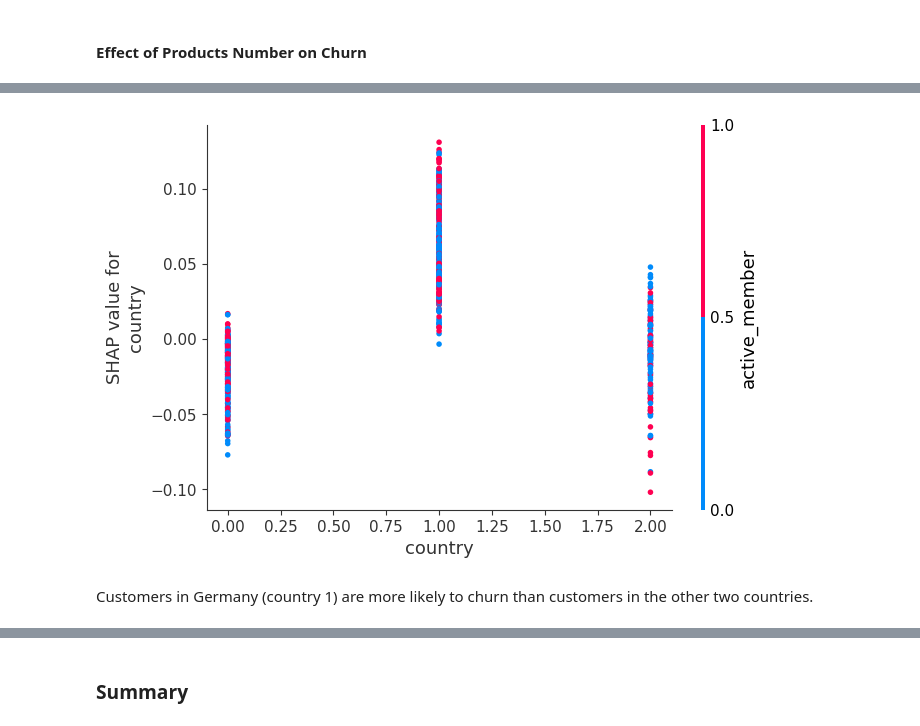
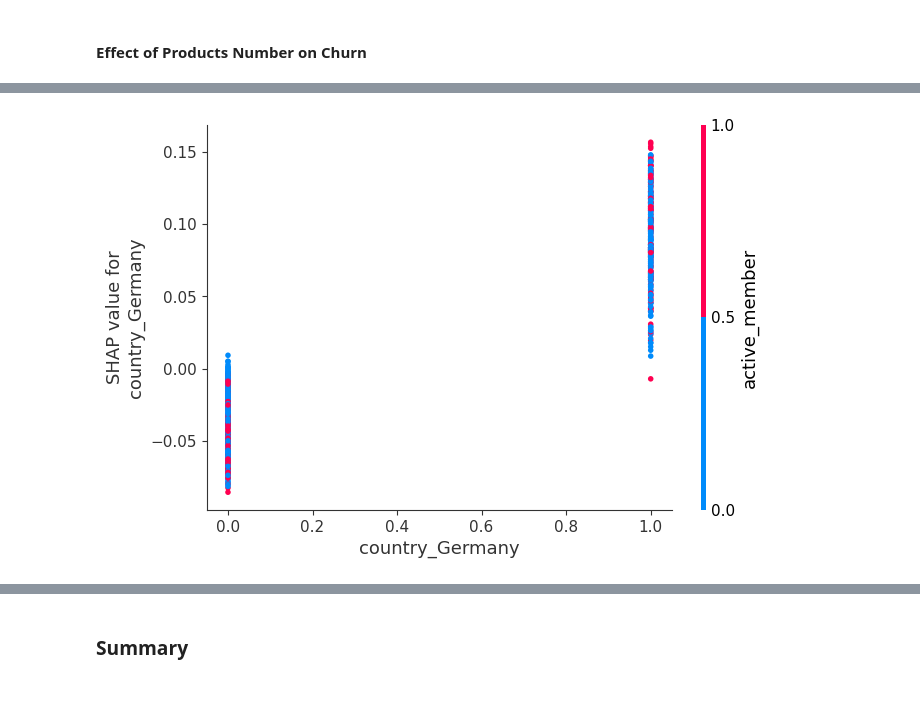
Before and after one commit to ZacTanner/Bank-Customer-Churn-Analysis, a Jupyter notebook: Customer Churn.ipynb, the cells around one changed output, grey strips where cells are left out. Drawn from its saved outputs; the diff is of its cells as text; code cells hidden in the pictures; blank space fills up the shorter version.

```diff
--- a/Customer Churn.ipynb
+++ b/Customer Churn.ipynb
@@ -723,0 +765,5 @@ We see from the SHAP summary plot that older age, higher number of products, and
+# %%
+RF = RandomForestClassifier(n_estimators=100, random_state=42, class_weight='balanced')
+RF.fit(X_train, y_train)
+y_pred_rf = RF.predict(X_test)
+y_prob_rf  = RF.predict_proba(X_test)[:, 1]
@@ -723,0 +825,6 @@ We see from the SHAP summary plot that older age, higher number of products, and
+# %%
+# Replace RF with the tuned estimator for all downstream steps
+RF = rf_search.best_estimator_
+y_pred_rf_tuned = RF.predict(X_test)
+y_prob_rf_tuned  = RF.predict_proba(X_test)[:, 1]
+evaluate_model(y_test, y_pred_rf_tuned, y_prob=y_prob_rf_tuned, model_name="Random Forest (tuned)")
@@ -723,0 +1049,7 @@ We see from the SHAP summary plot that older age, higher number of products, and
+# %%
+# Apply the F-beta optimal threshold for final model evaluation
+# This replaces the original manual 0.20 threshold
+optimal_threshold = fbeta_thresh
+y_pred_optimal    = (probs_for_thresh >= optimal_threshold).astype(int)
+print(f"Final operating threshold (F{beta} optimal): {optimal_threshold:.3f}")
+print(f"Sensitivity at this threshold: {recall_score(y_test, y_pred_optimal):.4f}")
@@ -723,0 +1113,10 @@ We see from the SHAP summary plot that older age, higher number of products, and
+# %%
+y_probs = RF.predict_proba(X_test)[:, 1]
+at_risk_idx = y_probs >= optimal_threshold
+
+shap_class1 = shap_values[:, :, 1]      # SHAP values for class 1 (churn)
+X_at_risk   = X_test.iloc[at_risk_idx]
+shap_at_risk = shap_class1[at_risk_idx]
+
+# Global feature importance — mean absolute SHAP value
+shap.summary_plot(shap_at_risk, X_at_risk, plot_type="bar")
@@ -771,6 +1199,4 @@ PartialDependenceDisplay.from_estimator(RF, X_test, features=["country"], target
 # %%
-shap.dependence_plot("country", shap_at_risk, X_at_risk, interaction_index='active_member')
+shap.dependence_plot("country_Germany", shap_at_risk, X_at_risk, interaction_index='active_member')
 # %% [output]
-[figure, old version]
+[figure, new version]
-# %% [markdown]
-Customers in Germany (country 1) are more likely to churn than customers in the other two countries.
```
Also changed, not shown: parts of 167 cells of this notebook.
